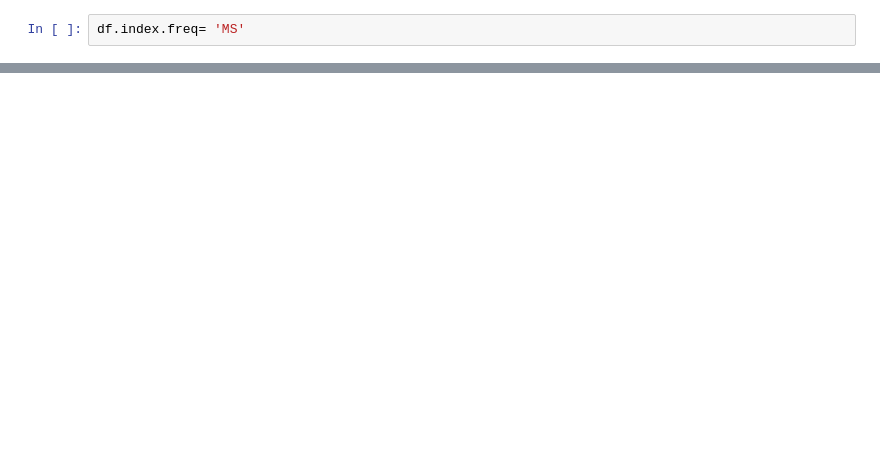
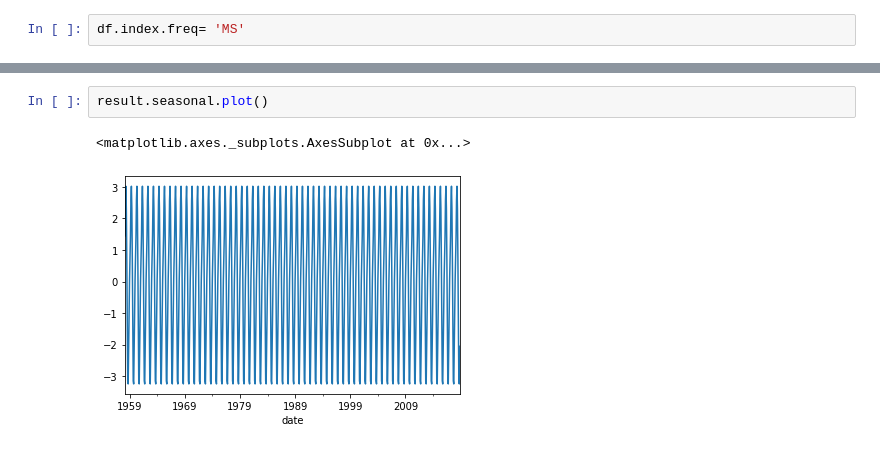
Before and after one commit to kunal266/Algo_Practice, a Jupyter notebook: time_series_analysis/SARIMA.ipynb, the cells around one changed output, grey strips where cells are left out. Cells and saved outputs as stored; diff of their text form; blank space fills up the shorter version.

```diff
--- a/time_series_analysis/SARIMA.ipynb
+++ b/time_series_analysis/SARIMA.ipynb
@@ -103,0 +107,5 @@ df['interpolated'].plot(figsize=(12,8))
+# %%
+result.seasonal.plot()
+# %% [output]
+<matplotlib.axes._subplots.AxesSubplot at 0x...>
+[figure, added]
```
Also changed, not shown: parts of 32 cells of this notebook.
